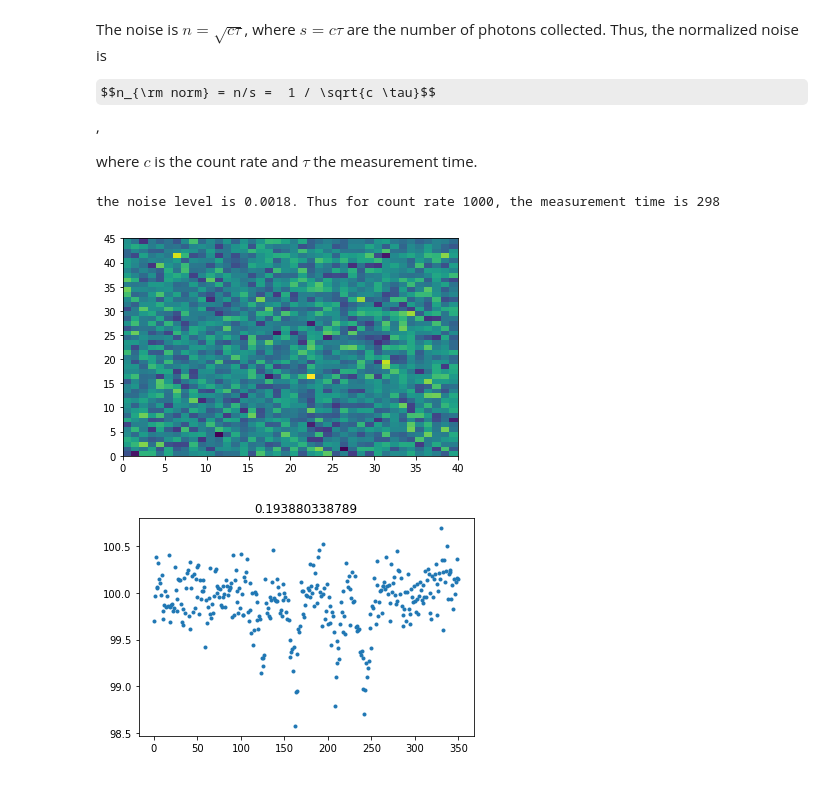
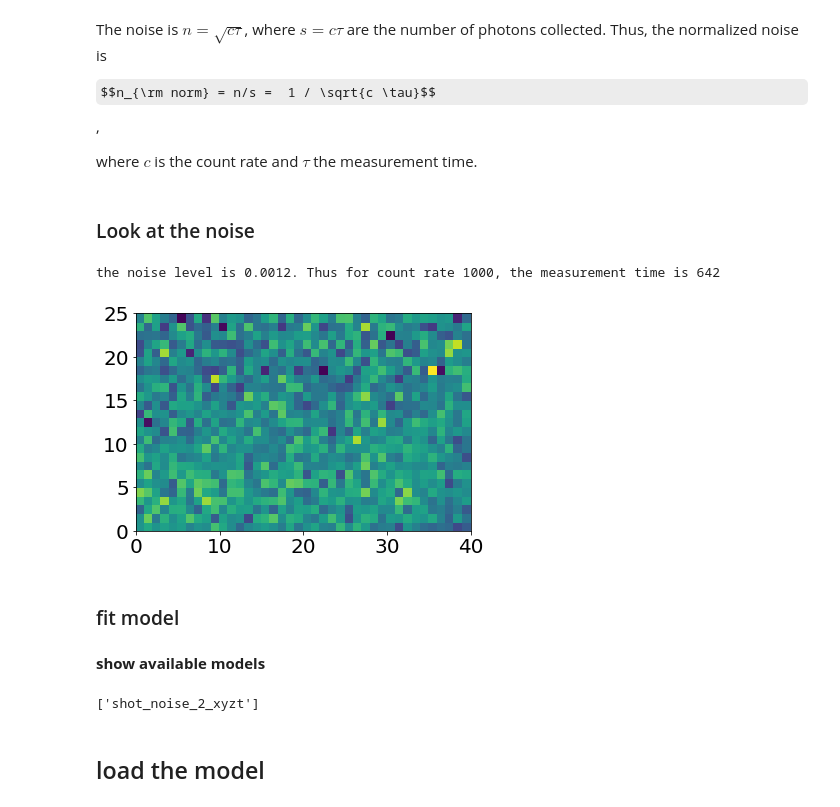
Before and after one commit to JanGieseler/pynvcenter, a Jupyter notebook: notebooks/experimental data - reconstruct magnet position from esr spectra.ipynb, the cells around one changed output. Saved outputs shown, nothing was run; the diff lists cells and outputs as text; code cells hidden in the pictures; some formulas as TeX source.

Commit message:
clean up training notebook `CNN - .....ipynb`
updated notebook to make prediction on experimental data `experimental data - .....ipynb`

```diff
--- a/notebooks/experimental data - reconstruct magnet position from esr spectra.ipynb
+++ b/notebooks/experimental data - reconstruct magnet position from esr spectra.ipynb
@@ -50,8 +58,8 @@ model = load_model('../models/'+tag+'_model.h5')
 ### show the experimental data
 #### define inputs (filenames, calibration, etc.)
 # %%
-filename_esr = '../data/190110-13_35_16_esr_many_ring_esr_map.h5'
-filename_pos = '../data/190110-12_04_46_select_points-nv_locations.csv'
+filename_esr = '../data_exp/190122-15_41_20_esr_many_on_alice_wider_range_center_0_0_esr_map.h5'
+filename_pos = '../data_exp/190122-15_40_40_select_points'
 calibration_factor = 200/162 * 267 / 0.5  # mu / px * px / V = mu / V
 
 particle_radius = 19  # um
@@ -96,17 +121,23 @@ The noise is $n = \sqrt{c \tau}$, where $s = c \tau$ are the number of photons c
 $$n_{\rm norm} = n/s =  1 / \sqrt{c \tau}$$,
 
 where $c$ is the count rate and $\tau$ the measurement time.
+# %% [markdown]
+### Look at the noise
 # %%
-noise = np.std(esr_map[:, 0:40])
+noise = np.std(esr_map[:25, 0:40])
 
-plt.pcolor(esr_map[:, 0:40])
+plt.pcolor(esr_map[:25, 0:40])
 print('the noise level is {:0.4f}. Thus for count rate 1000, the measurement time is {:0.0f}'.format(noise, 1/(1000*noise**2)))
 # %% [output]
-the noise level is 0.0018. Thus for count rate 1000, the measurement time is 298
+the noise level is 0.0012. Thus for count rate 1000, the measurement time is 642
-[figure, old version]
+[figure, new version]
-# %%
-for i in [30]:
-    plt.plot(esr_map[i]*100,'.')
-    plt.title(np.std(esr_map[i, 0:30]*100))
-# %% [output]
-[figure, removed]
+# %% [markdown]
+### fit model
+# %% [markdown]
+**show available models**
+# %%
+[f.split('/')[-1].split('_model.h5')[0] for f in glob('../models/*model*.h5')]
+# %% [output]
+['shot_noise_2_xyzt']
+# %% [markdown]
+## load the model
```
Also changed, not shown: parts of 10 cells of this notebook, 1 other file.
